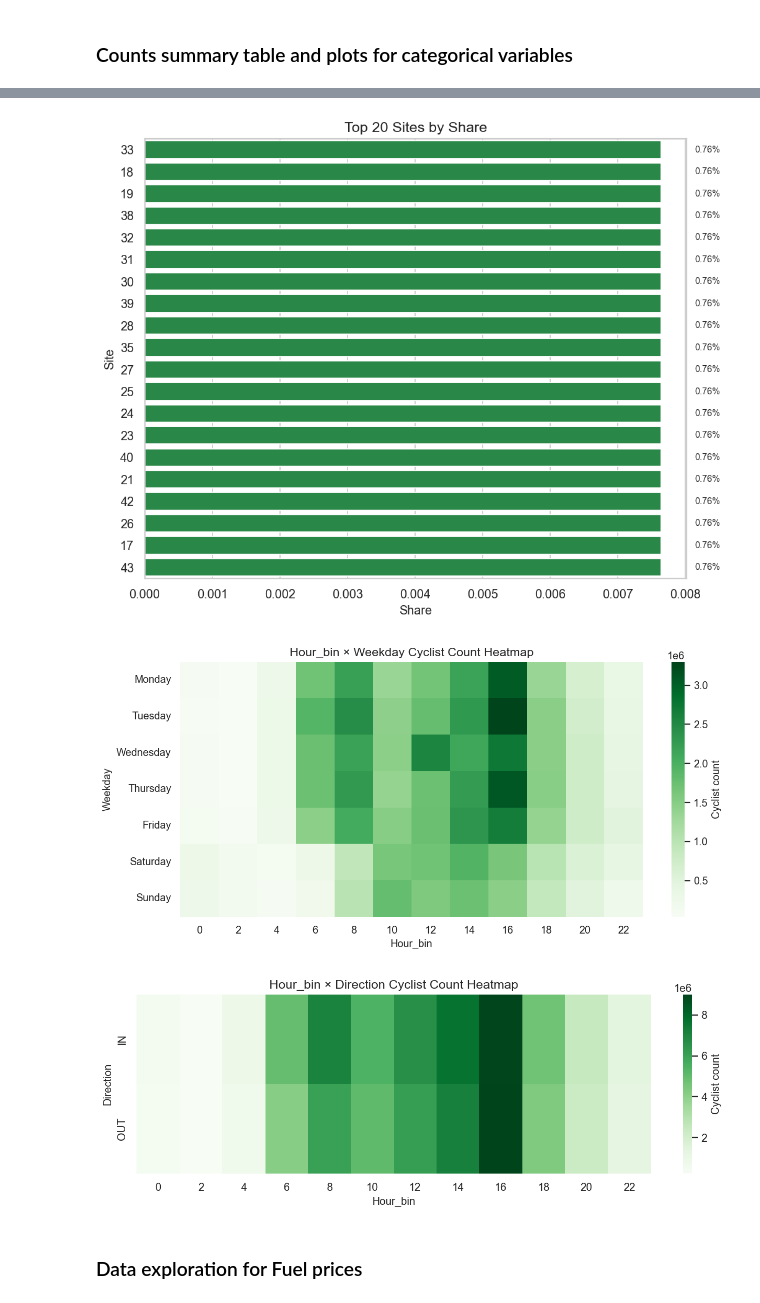
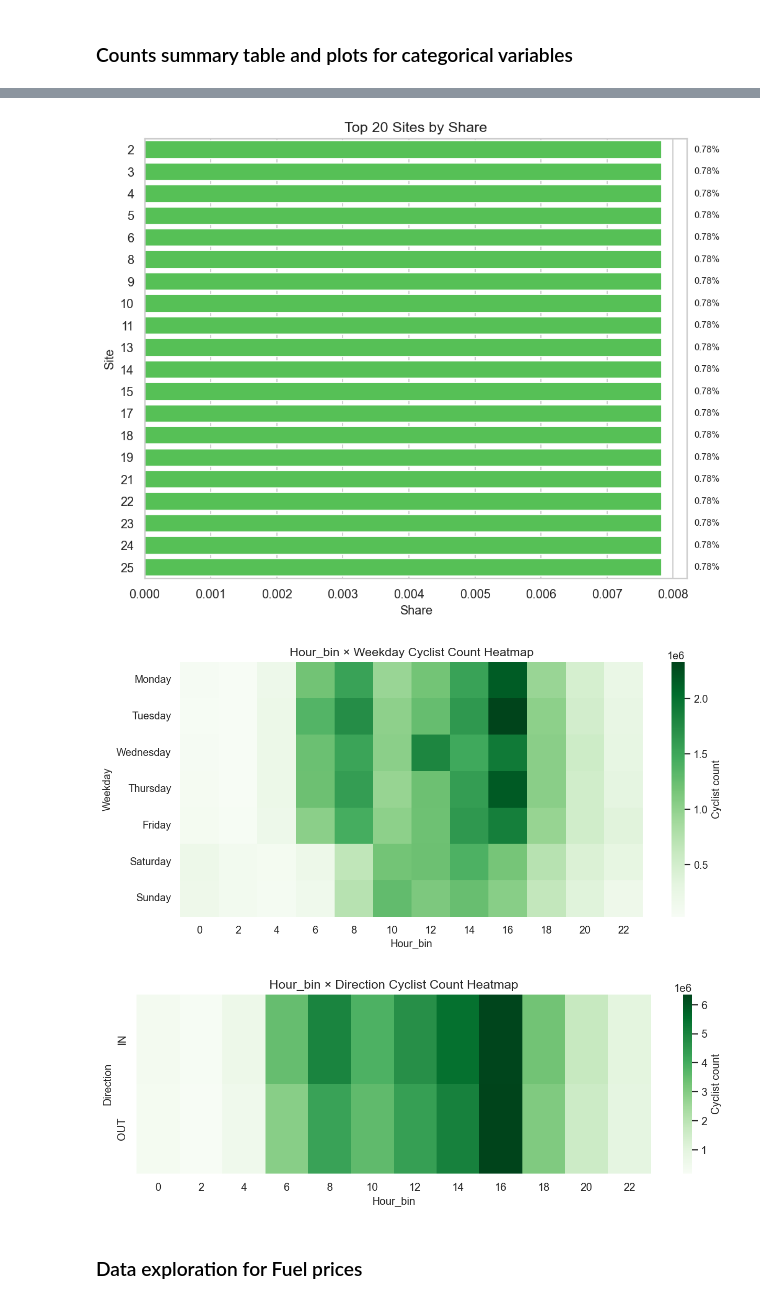
Before and after one commit to annasolodka/mda-cycling-traffic-analysis, a Jupyter notebook: notebooks/03_exploratory_data_analysis.ipynb, the cells around one changed output, grey strips where cells are left out. Saved outputs shown, nothing was run; the diff lists cells and outputs as text; code cells hidden in the pictures.

```diff
--- a/notebooks/03_exploratory_data_analysis.ipynb
+++ b/notebooks/03_exploratory_data_analysis.ipynb
@@ -1 +3,7 @@
+# %%
+# Color theme
+color_blue  = "#4545d1"
+color_green = "#45d145"
+color_red   = "#d14545"
+color_grey  = "#808080"
 # %% [markdown]
@@ -27,7 +35,7 @@ plt.rcParams["savefig.dpi"] = 300
 plt.rcParams["axes.titlesize"] = 13
 plt.rcParams["axes.labelsize"] = 11
 
-df = pd.read_csv(processed_folder / "counts_model_final.csv", parse_dates=["date", "installation_date"])
+df = pd.read_csv(processed_folder / "model_development_data.csv", parse_dates=["date", "installation_date"])
 # %% [markdown]
 ### Identify category variables and interaction terms
 # %%
@@ -151,14 +160,14 @@ counts_summary_compact
 # Ordered bar charts: hour_bin / weekday / month
 
 ordered_vars = {
-    "hour_bin": list(sorted(eda_df["hour_bin"].dropna().unique())),
+    "hour_bin": list(sorted(df["hour_bin"].dropna().unique())),
     "weekday": ["Monday", "Tuesday", "Wednesday", "Thursday", "Friday", "Saturday", "Sunday"],
     "month": list(range(1, 13))
 }
 
 for var_name, order in ordered_vars.items():
     plot_df = (
-        eda_df[var_name]
+        df[var_name]
         .value_counts(dropna=False)
         .reindex(order)
         .rename_axis("level")
@@ -167,7 +176,7 @@ for var_name, order in ordered_vars.items():
     plot_df["share"] = plot_df["n"] / plot_df["n"].sum()
 
     plt.figure(figsize=(9, 4.8))
-    ax = sns.barplot(data=plot_df, x="level", y="share", color="#2C7BB6")
+    ax = sns.barplot(data=plot_df, x="level", y="share", color=color_blue)
     ax.set_title(f"Distribution of {var_name}")
     ax.set_xlabel(var_name)
     ax.set_ylabel("Share")
@@ -191,7 +200,7 @@ binary_vars = ["is_public_holiday", "is_school_holiday", "direction"]
 
 for var_name in binary_vars:
     plot_df = (
-        eda_df[var_name]
+        df[var_name]
         .value_counts(dropna=False)
         .rename_axis("level")
         .reset_index(name="n")
@@ -199,7 +208,7 @@ for var_name in binary_vars:
     plot_df["share"] = plot_df["n"] / plot_df["n"].sum()
 
     plt.figure(figsize=(6, 4.5))
-    ax = sns.barplot(data=plot_df, x="level", y="share", color="#1A9641")
+    ax = sns.barplot(data=plot_df, x="level", y="share", color=color_green)
     ax.set_title(f"Distribution of {var_name}")
     ax.set_xlabel(var_name)
     ax.set_ylabel("Share")
@@ -219,39 +228,39 @@ for var_name in binary_vars:
 # %%
 # Top-20 bar chart for site_id
 
 top_n = 20
 
 site_plot_df = (
-    eda_df["site_id"]
+    df["site_id"]
     .value_counts(dropna=False)
     .head(top_n)
     .sort_values(ascending=True)
     .rename_axis("level")
     .reset_index(name="n")
 )
 
-site_plot_df["share"] = site_plot_df["n"] / len(eda_df)
+site_plot_df["share"] = site_plot_df["n"] / len(df)
 
 plt.figure(figsize=(8, 6.5))
-ax = sns.barplot(data=site_plot_df, x="share", y="level", color="#1A9641")
+ax = sns.barplot(data=site_plot_df, x="share", y="level", color=color_green)
 ax.set_title(f"Top {top_n} Sites by Share")
 ax.set_xlabel("Share")
 ax.set_ylabel("Site")
 
 for i, v in enumerate(site_plot_df["share"]):
     ax.text(v + 0.0005, i, f"{v:.2%}", va="center", fontsize=8)
 
 plt.tight_layout()
 plt.savefig(eda_folder / "site_top20_bar.png", bbox_inches="tight")
 plt.show()
 plt.close()
 # %% [output]
-[figure, old version]
+[figure, new version]
 # %%
 # Heatmap for Hour_bin × Weekday using cyclist counts
 
 hour_day_heatmap = (
-    eda_df
+    df
     .groupby(["weekday", "hour_bin"], observed=False)["count"]
     .sum()
     .unstack(fill_value=0)
@@ -275,12 +284,12 @@ plt.savefig(eda_folder / "hour_day_heatmap.png", bbox_inches="tight")
 plt.show()
 plt.close()
 # %% [output]
-[figure, old version]
+[figure, new version]
 # %%
 # Heatmap for Hour_bin × Direction using cyclist counts (sum)
 
 hour_direction_heatmap = (
-    eda_df
+    df
     .groupby(["direction", "hour_bin"], observed=False)["count"]
     .sum()
     .unstack(fill_value=0)
@@ -300,7 +309,7 @@ plt.savefig(eda_folder / "hour_direction_heatmap.png", bbox_inches="tight")
 plt.show()
 plt.close()
 # %% [output]
-[figure, old version]
+[figure, new version]
 # %% [markdown]
 ### Data exploration for Fuel prices
 # %%
```
Also changed, not shown: parts of 57 cells of this notebook.
